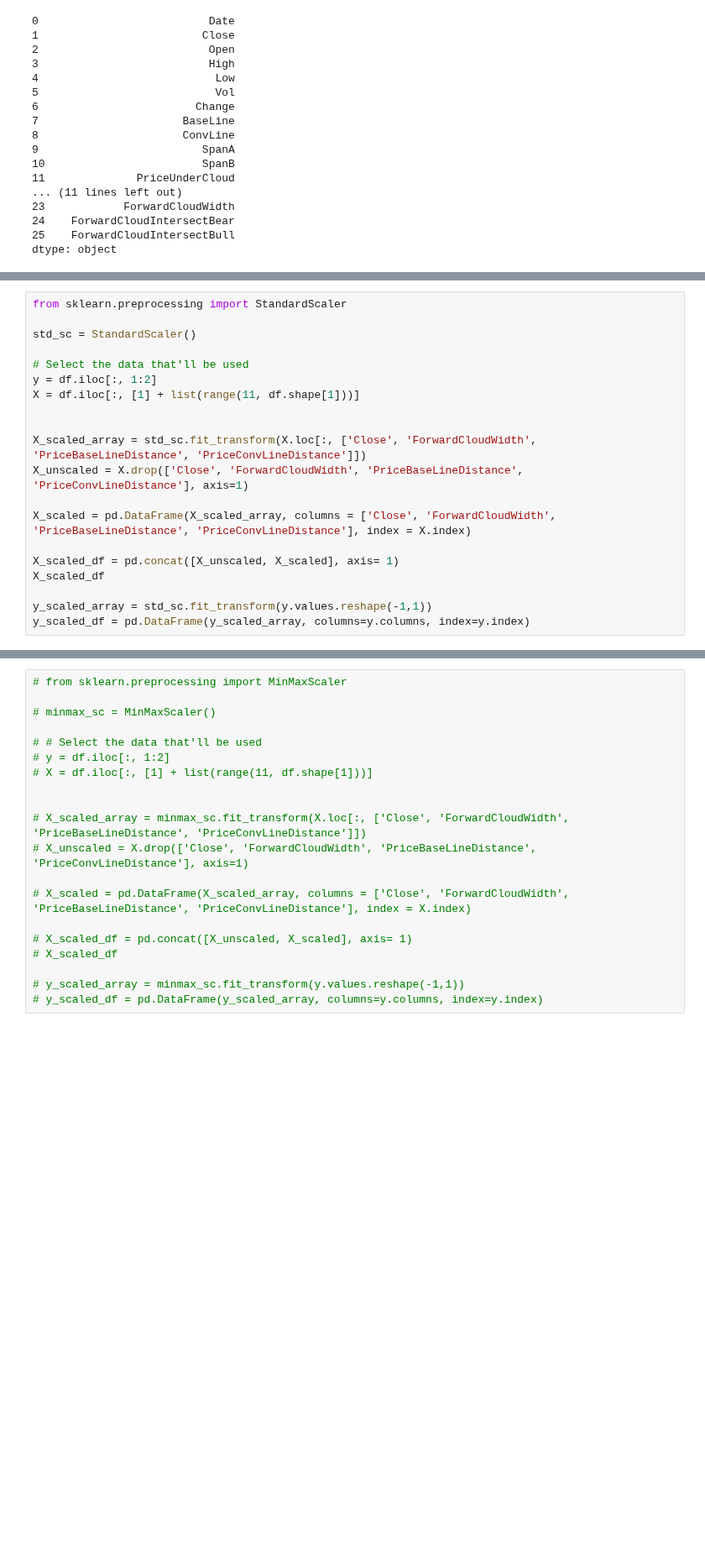
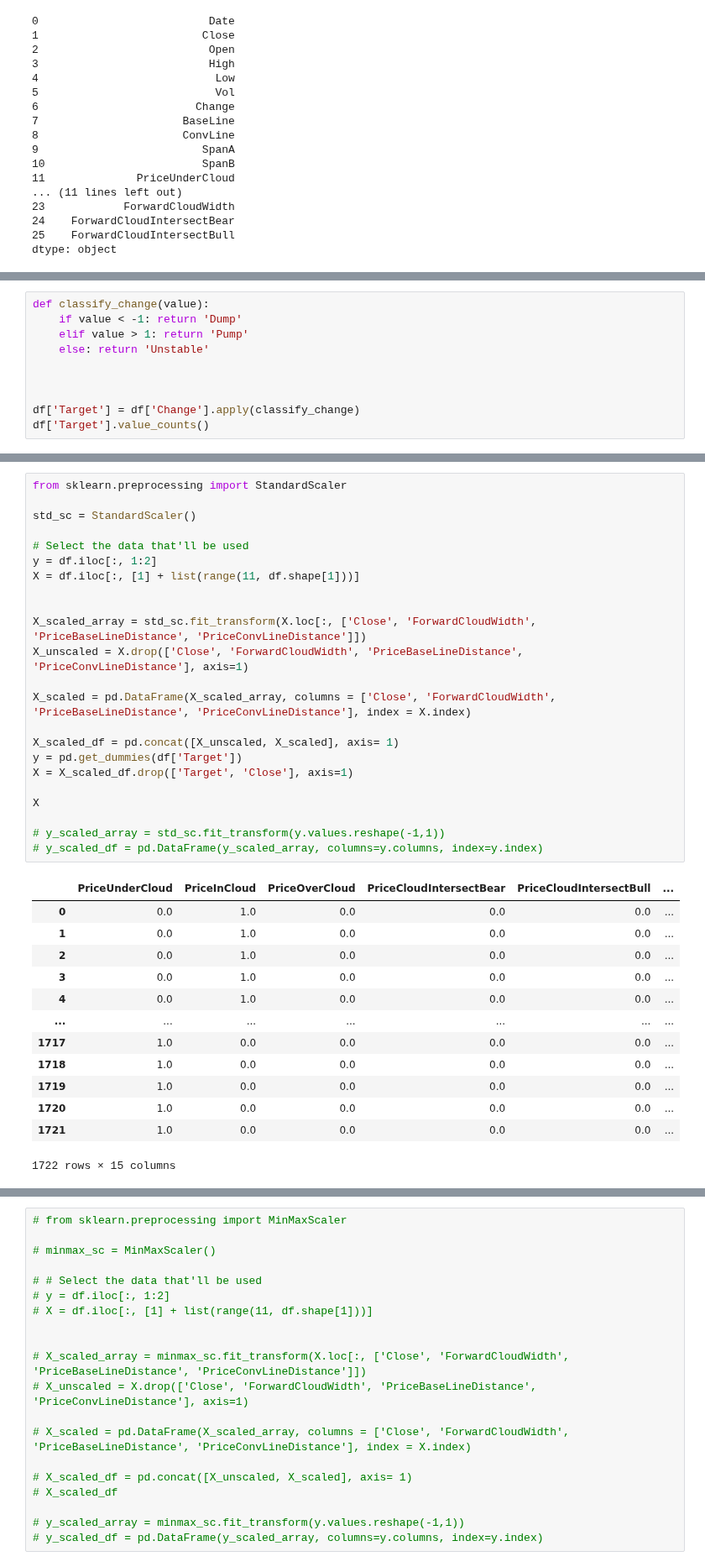
Before and after one commit to anilergan/AISMTB, a Jupyter notebook: btc_daily_chart_regression_v2.ipynb, the cells around one changed output, grey strips where cells are left out. Shown at 84% size. Cells and saved outputs as stored; diff of their text form; blank space fills up the shorter version.

```diff
--- a/btc_daily_chart_regression_v2.ipynb
+++ b/btc_daily_chart_regression_v2.ipynb
@@ -195,3 +195,13 @@ df.describe().T
 | ForwardCloudWidth | 1722.0 | 1.874722e+02 | 3.085631e+03 | -11743.215385 | -864.667788 | 125.581731 | 1384.619231 | 9.712419e+03 |
 | ForwardCloudIntersectBear | 1722.0 | 1.277584e-02 | 1.123385e-01 | 0.000000 | 0.000000 | 0.000000 | 0.000000 | 1.000000e+00 |
 | ForwardCloudIntersectBull | 1722.0 | 1.277584e-02 | 1.123385e-01 | 0.000000 | 0.000000 | 0.000000 | 0.000000 | 1.000000e+00 |
+# %%
+def classify_change(value):
+    if value < -1: return 'Dump'
+    elif value > 1: return 'Pump'
+    else: return 'Unstable'
+
+
+
+df['Target'] = df['Change'].apply(classify_change)
+df['Target'].value_counts()
@@ -198,20 +222,37 @@ df.describe().T
 # %%
 from sklearn.preprocessing import StandardScaler
 
 std_sc = StandardScaler()
 
 # Select the data that'll be used
 y = df.iloc[:, 1:2]
 X = df.iloc[:, [1] + list(range(11, df.shape[1]))]
 
 
 X_scaled_array = std_sc.fit_transform(X.loc[:, ['Close', 'ForwardCloudWidth', 'PriceBaseLineDistance', 'PriceConvLineDistance']])
 X_unscaled = X.drop(['Close', 'ForwardCloudWidth', 'PriceBaseLineDistance', 'PriceConvLineDistance'], axis=1)
 
 X_scaled = pd.DataFrame(X_scaled_array, columns = ['Close', 'ForwardCloudWidth', 'PriceBaseLineDistance', 'PriceConvLineDistance'], index = X.index)
 
 X_scaled_df = pd.concat([X_unscaled, X_scaled], axis= 1)
-X_scaled_df
+y = pd.get_dummies(df['Target'])
+X = X_scaled_df.drop(['Target', 'Close'], axis=1)
 
-y_scaled_array = std_sc.fit_transform(y.values.reshape(-1,1))
-y_scaled_df = pd.DataFrame(y_scaled_array, columns=y.columns, index=y.index)
+X
+
+# y_scaled_array = std_sc.fit_transform(y.values.reshape(-1,1))
+# y_scaled_df = pd.DataFrame(y_scaled_array, columns=y.columns, index=y.index)
+# %% [output]
+|  | PriceUnderCloud | PriceInCloud | PriceOverCloud | PriceCloudIntersectBear | PriceCloudIntersectBull | ... |
+| 0 | 0.0 | 1.0 | 0.0 | 0.0 | 0.0 | ... |
+| 1 | 0.0 | 1.0 | 0.0 | 0.0 | 0.0 | ... |
+| 2 | 0.0 | 1.0 | 0.0 | 0.0 | 0.0 | ... |
+| 3 | 0.0 | 1.0 | 0.0 | 0.0 | 0.0 | ... |
+| 4 | 0.0 | 1.0 | 0.0 | 0.0 | 0.0 | ... |
+| ... | ... | ... | ... | ... | ... | ... |
+| 1717 | 1.0 | 0.0 | 0.0 | 0.0 | 0.0 | ... |
+| 1718 | 1.0 | 0.0 | 0.0 | 0.0 | 0.0 | ... |
+| 1719 | 1.0 | 0.0 | 0.0 | 0.0 | 0.0 | ... |
+| 1720 | 1.0 | 0.0 | 0.0 | 0.0 | 0.0 | ... |
+| 1721 | 1.0 | 0.0 | 0.0 | 0.0 | 0.0 | ... |
+1722 rows × 15 columns
```
Also changed, not shown: parts of 4 cells of this notebook, 4 other files.
